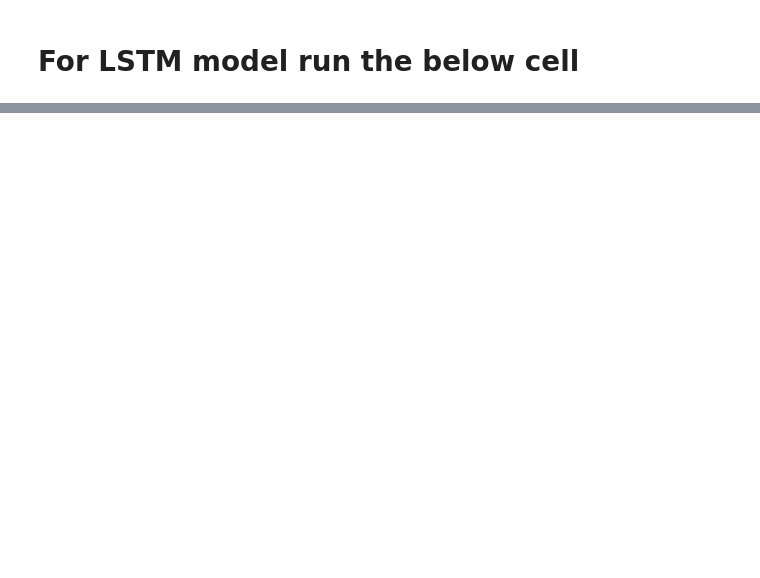
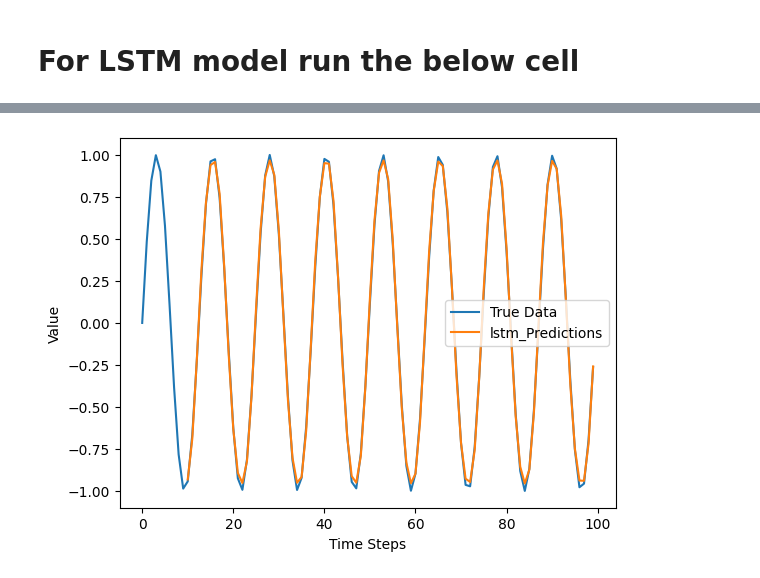
Before and after one commit to LuciferIQ162/RNNs, a Jupyter notebook: simple_rnn.ipynb, the cells around one changed output, grey strips where cells are left out. Drawn from its saved outputs; the diff is of its cells as text; code cells hidden in the pictures; blank space fills up the shorter version.

Commit message:
LSTM updated

```diff
--- a/simple_rnn.ipynb
+++ b/simple_rnn.ipynb
@@ -88 +92,19 @@ Epoch 20/20
 [figure]
+# %%
+#compile the model
+lstm_model.compile(optimizer='adam', loss='mse')
+
+lstm_model.fit(X, Y, epochs=20, batch_size=16)
+
+#make predictions()
+lstm_predictions = lstm_model.predict(X)
+
+#plot the results
+import matplotlib.pyplot as plt
+plt.plot(time_steps, data, label='True Data')
+plt.plot(time_steps[time_window:], lstm_predictions, label='lstm_Predictions')
+plt.xlabel('Time Steps')
+plt.ylabel('Value')
+plt.legend()
+plt.show()
+# %% [output]
@@ -88,0 +128 @@ Epoch 20/20
+[figure, added]
```
Also changed, not shown: parts of 4 cells of this notebook.
